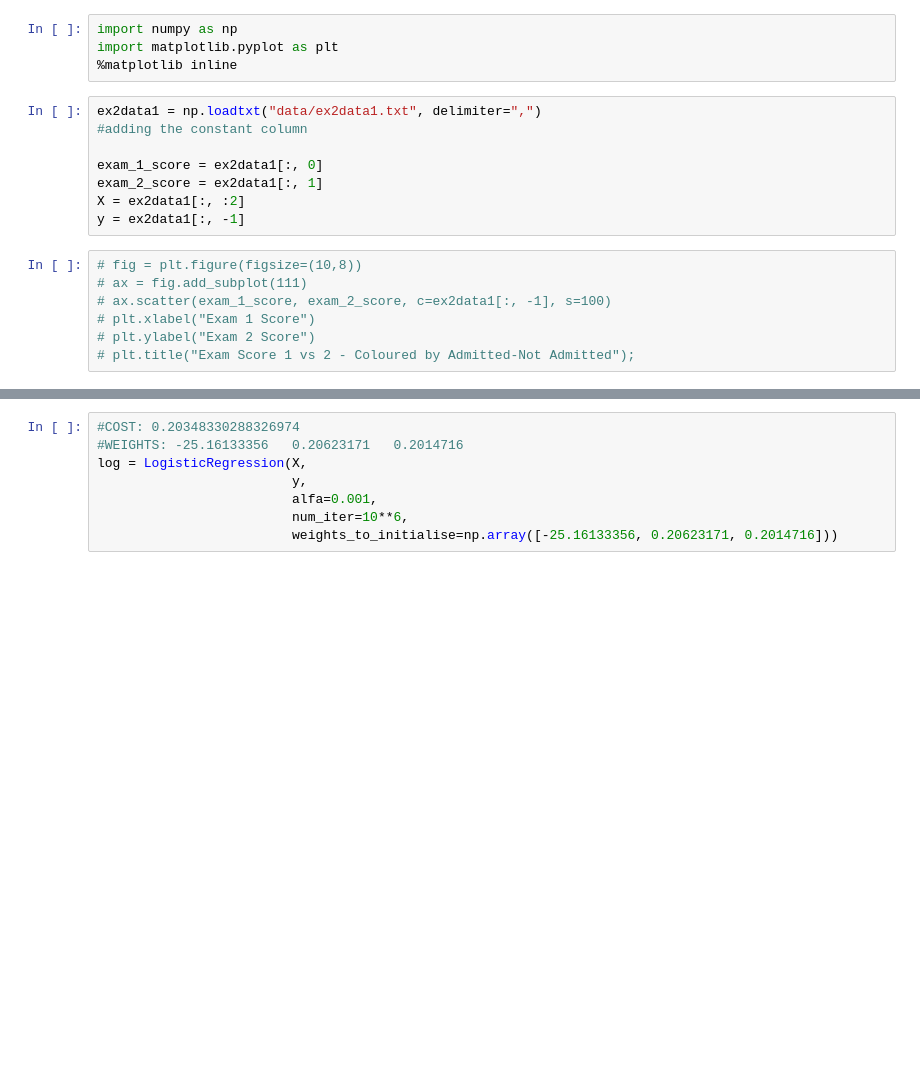
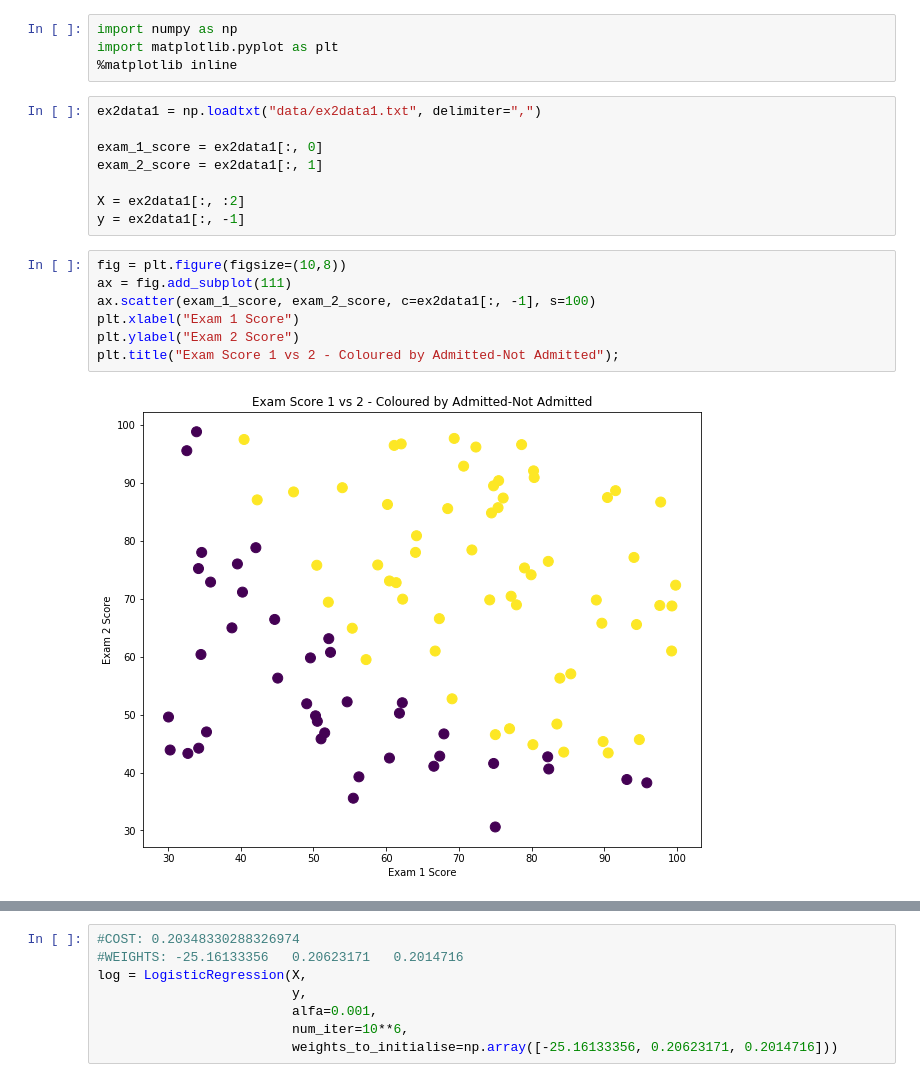
Before and after one commit to mcagriardic/Andrew-NG-Coursera, a Jupyter notebook: ex2/Assignment 2 - Logistic Regression.ipynb, the cells around one changed output, grey strips where cells are left out. Saved outputs shown, nothing was run; the diff lists cells and outputs as text; blank space fills up the shorter version.

```diff
--- a/ex2/Assignment 2 - Logistic Regression.ipynb
+++ b/ex2/Assignment 2 - Logistic Regression.ipynb
@@ -4,19 +4,21 @@ import matplotlib.pyplot as plt
 %matplotlib inline
 # %%
 ex2data1 = np.loadtxt("data/ex2data1.txt", delimiter=",")
-#adding the constant column
 
 exam_1_score = ex2data1[:, 0]
 exam_2_score = ex2data1[:, 1]
+
 X = ex2data1[:, :2]
 y = ex2data1[:, -1]
 # %%
-# fig = plt.figure(figsize=(10,8))
-# ax = fig.add_subplot(111)
-# ax.scatter(exam_1_score, exam_2_score, c=ex2data1[:, -1], s=100)
-# plt.xlabel("Exam 1 Score")
-# plt.ylabel("Exam 2 Score")
-# plt.title("Exam Score 1 vs 2 - Coloured by Admitted-Not Admitted");
+fig = plt.figure(figsize=(10,8))
+ax = fig.add_subplot(111)
+ax.scatter(exam_1_score, exam_2_score, c=ex2data1[:, -1], s=100)
+plt.xlabel("Exam 1 Score")
+plt.ylabel("Exam 2 Score")
+plt.title("Exam Score 1 vs 2 - Coloured by Admitted-Not Admitted");
+# %% [output]
+[figure, added]
 # %%
 class LogisticRegression:
 
```
Also changed, not shown: parts of 4 cells of this notebook.
